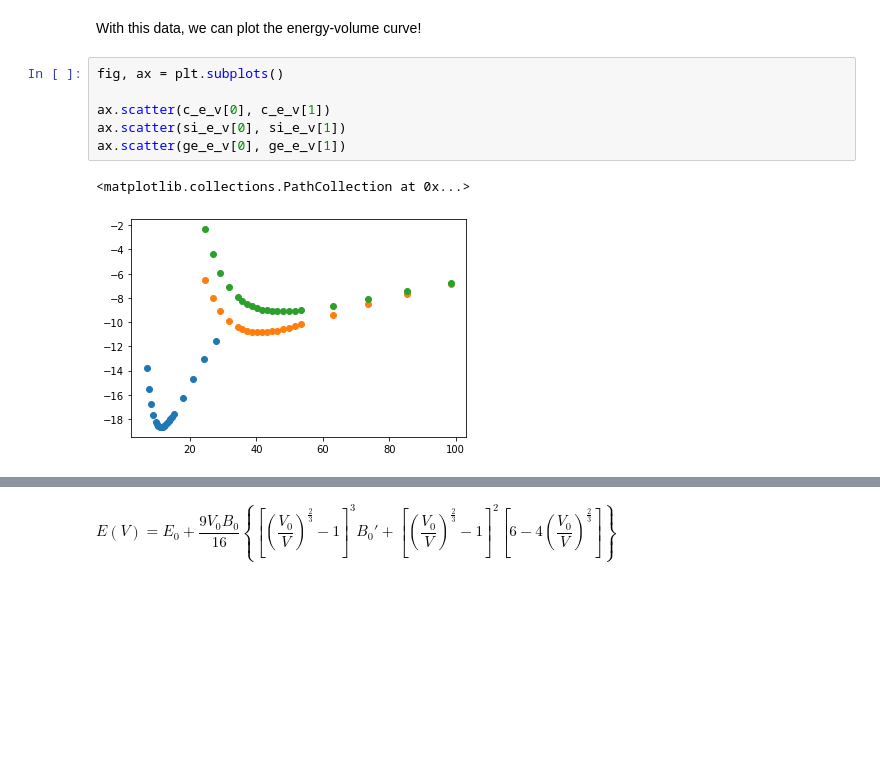
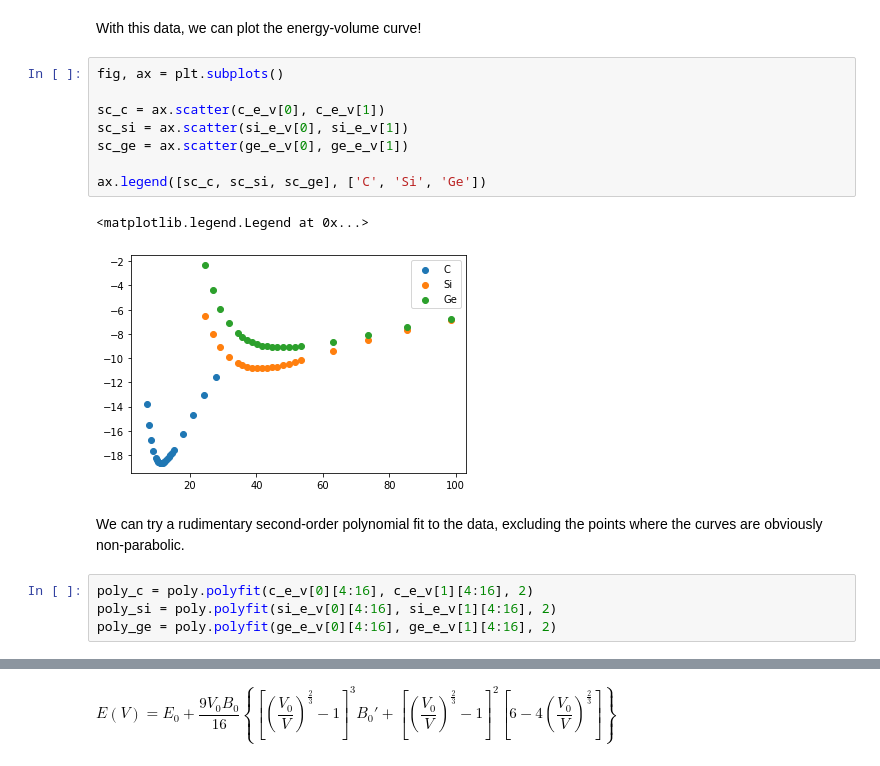
Before and after one commit to koysean/plotting_workshop, a Jupyter notebook: Plotting_workshop_2021.ipynb, the cells around one changed output, grey strips where cells are left out. Saved outputs shown, nothing was run; the diff lists cells and outputs as text; blank space fills up the shorter version.

```diff
--- a/Plotting_workshop_2021.ipynb
+++ b/Plotting_workshop_2021.ipynb
@@ -71,9 +72,17 @@ With this data, we can plot the energy-volume curve!
 # %%
 fig, ax = plt.subplots()
 
-ax.scatter(c_e_v[0], c_e_v[1])
-ax.scatter(si_e_v[0], si_e_v[1])
-ax.scatter(ge_e_v[0], ge_e_v[1])
+sc_c = ax.scatter(c_e_v[0], c_e_v[1])
+sc_si = ax.scatter(si_e_v[0], si_e_v[1])
+sc_ge = ax.scatter(ge_e_v[0], ge_e_v[1])
+
+ax.legend([sc_c, sc_si, sc_ge], ['C', 'Si', 'Ge'])
 # %% [output]
-<matplotlib.collections.PathCollection at 0x...>
+<matplotlib.legend.Legend at 0x...>
-[figure, old version]
+[figure, new version]
+# %% [markdown]
+We can try a rudimentary second-order polynomial fit to the data, excluding the points where the curves are obviously non-parabolic.
+# %%
+poly_c = poly.polyfit(c_e_v[0][4:16], c_e_v[1][4:16], 2)
+poly_si = poly.polyfit(si_e_v[0][4:16], si_e_v[1][4:16], 2)
+poly_ge = poly.polyfit(ge_e_v[0][4:16], ge_e_v[1][4:16], 2)
```
Also changed, not shown: parts of 15 cells of this notebook.
